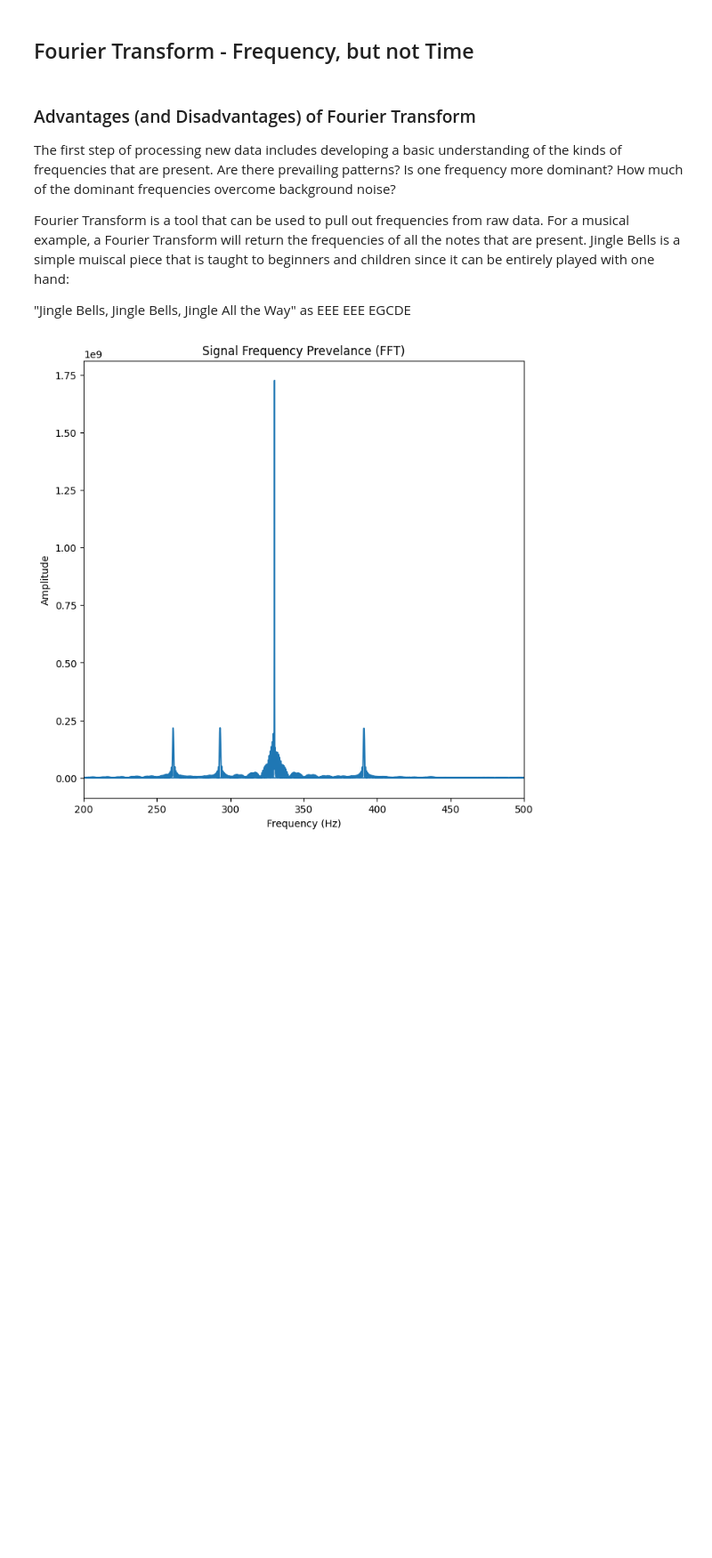
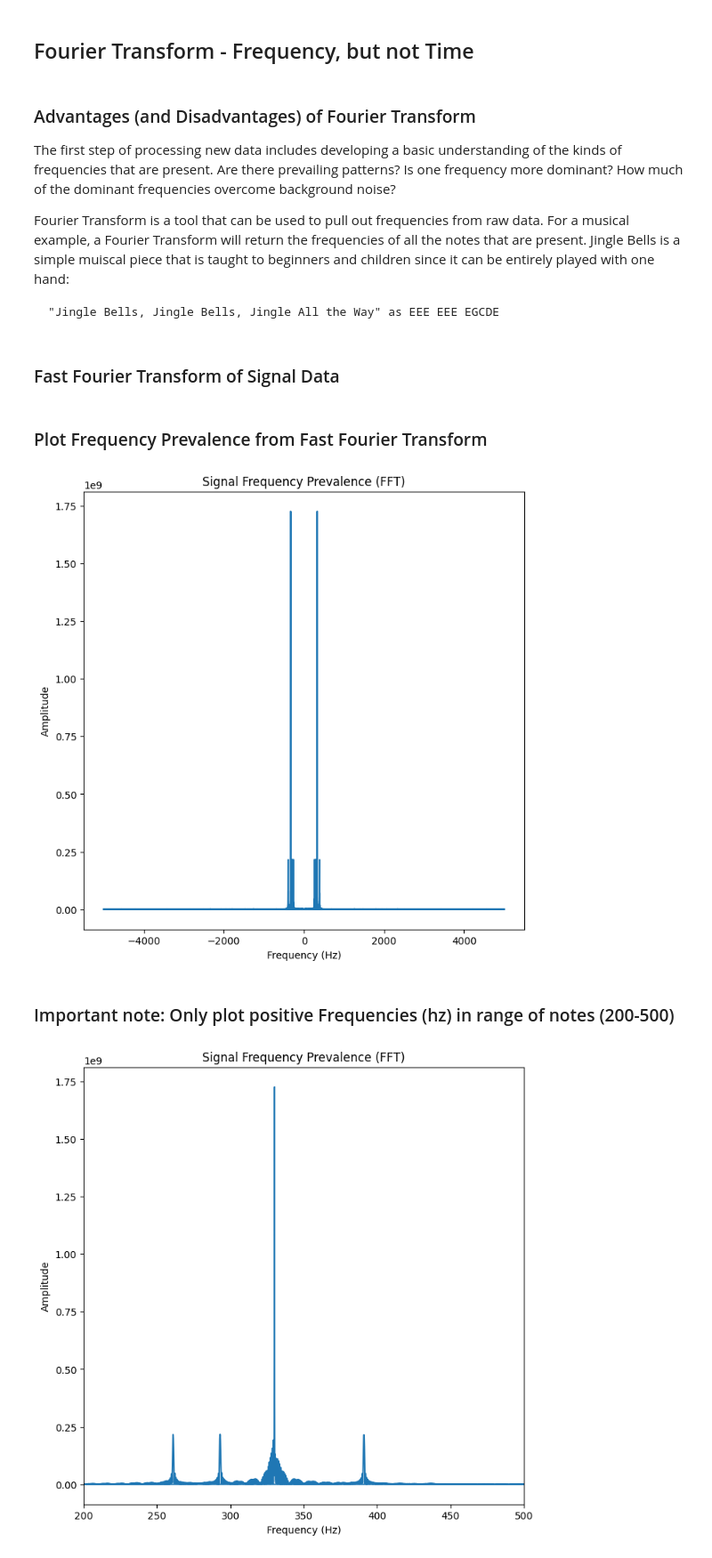
Before and after one commit to ProjectPythia/wavelet-cookbook, a Jupyter notebook: notebooks/wavelet-introduction/wavelet-basics.ipynb, the cells around one changed output. Shown: that part at 89% size. Drawn from its saved outputs; the diff is of its cells as text; code cells hidden in the pictures; blank space fills up the shorter version.

````diff
--- a/notebooks/wavelet-introduction/wavelet-basics.ipynb
+++ b/notebooks/wavelet-introduction/wavelet-basics.ipynb
@@ -135,4 +113,8 @@ The first step of processing new data includes developing a basic understanding
 
 Fourier Transform is a tool that can be used to pull out frequencies from raw data. For a musical example, a Fourier Transform will return the frequencies of all the notes that are present. Jingle Bells is a simple muiscal piece that is taught to beginners and children since it can be entirely played with one hand:
 
+```
 "Jingle Bells, Jingle Bells, Jingle All the Way" as EEE EEE EGCDE
+```
+# %% [markdown]
+### Fast Fourier Transform of Signal Data
@@ -139 +124,14 @@ Fourier Transform is a tool that can be used to pull out frequencies from raw da
+# %% [markdown]
+### Plot Frequency Prevalence from Fast Fourier Transform
+# %%
+fig, ax = plt.subplots(figsize=(8, 8))
+plt.plot(freqs, fourier_transform)
+plt.title("Signal Frequency Prevalence (FFT)")
+plt.xlabel('Frequency (Hz)')
+plt.ylabel('Amplitude')
+plt.show()
+# %% [output]
+[figure, added]
+# %% [markdown]
+### Important note: Only plot positive Frequencies (hz) in range of notes (200-500)
 # %%
````
Also changed, not shown: parts of 35 cells of this notebook, 3 other files.
